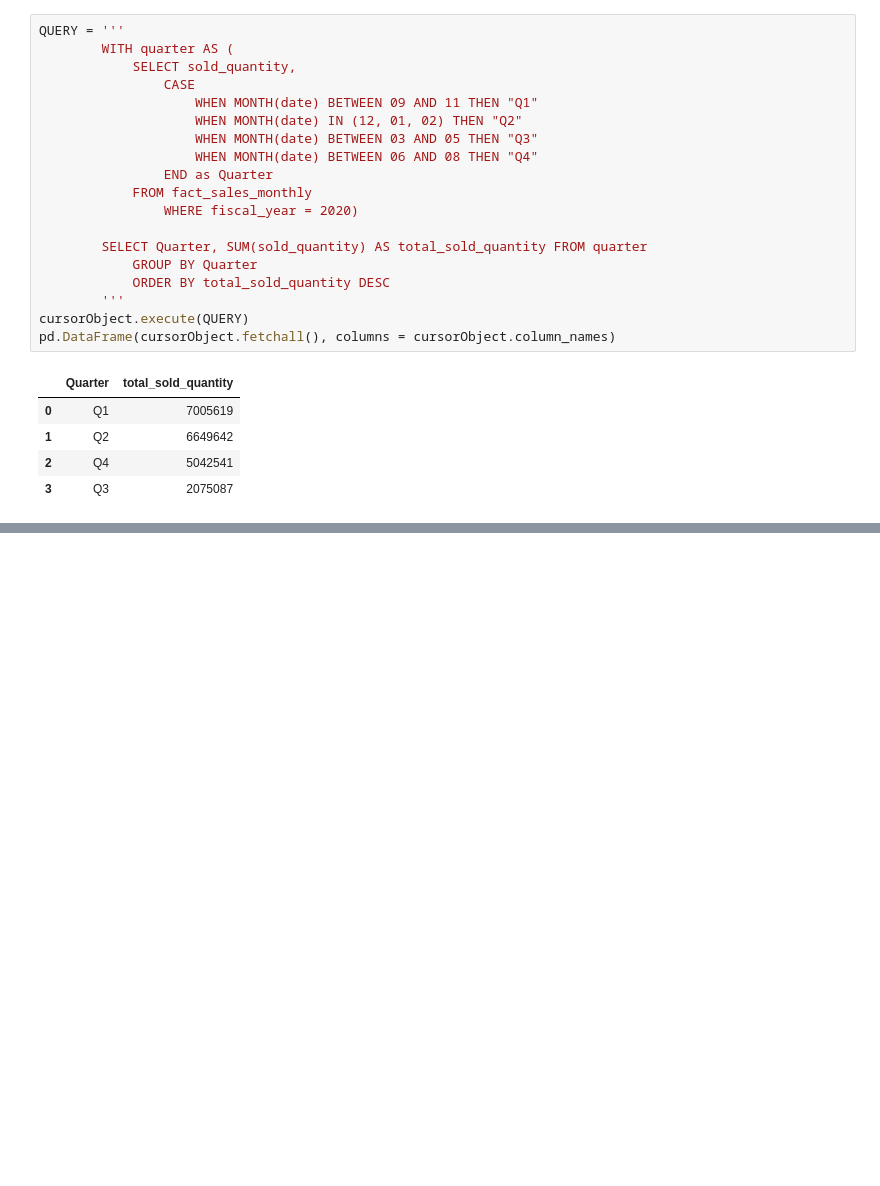
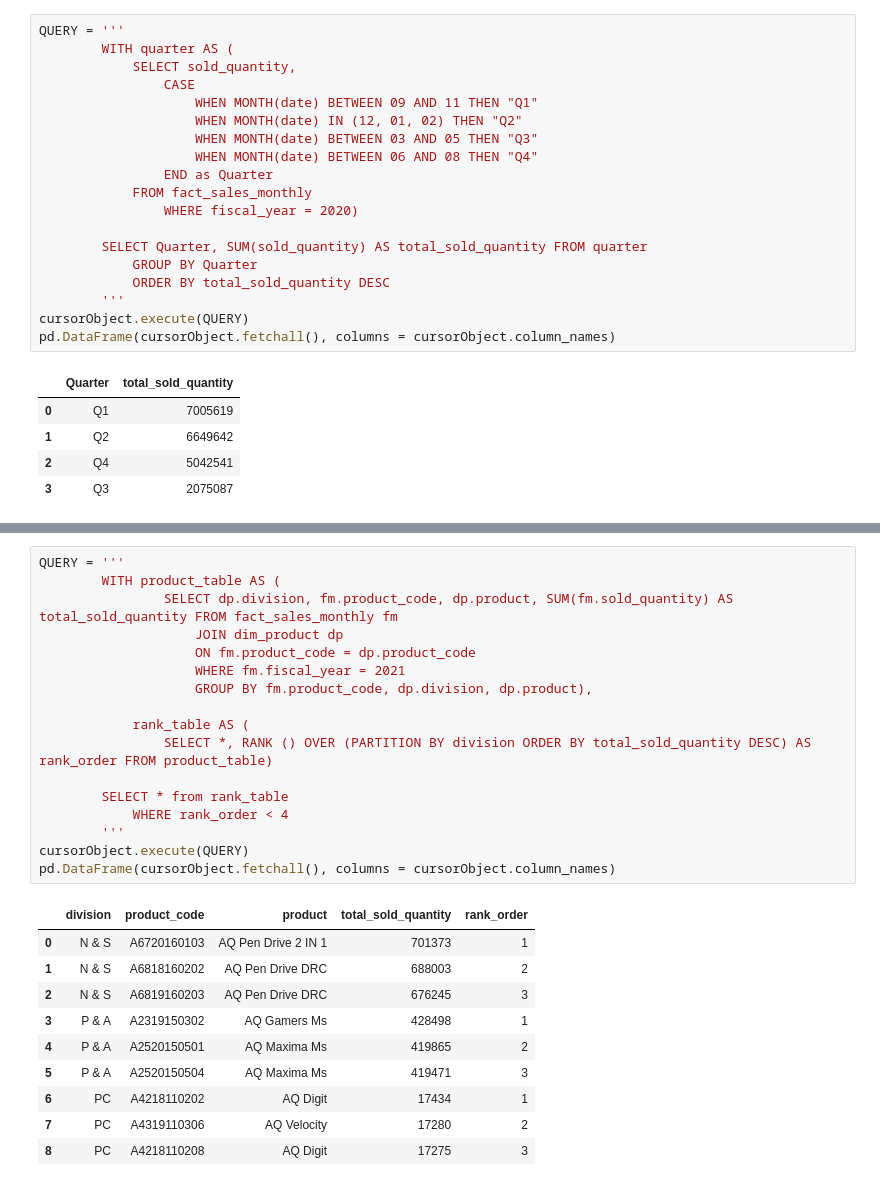
Before and after one commit to jishnukoliyadan/Atliq-Hardwares-SQL-Challenge4, a Jupyter notebook: SQL_Query.ipynb, the cells around one changed output, grey strips where cells are left out. Drawn from its saved outputs; the diff is of its cells as text; blank space fills up the shorter version.

Commit message:
Query 9 & 10 Solution

```diff
--- a/SQL_Query.ipynb
+++ b/SQL_Query.ipynb
@@ -251,0 +295,28 @@ pd.DataFrame(cursorObject.fetchall(), columns = cursorObject.column_names)
+# %%
+QUERY = '''
+        WITH product_table AS (
+                SELECT dp.division, fm.product_code, dp.product, SUM(fm.sold_quantity) AS total_sold_quantity FROM fact_sales_monthly fm
+                    JOIN dim_product dp
+                    ON fm.product_code = dp.product_code
+                    WHERE fm.fiscal_year = 2021
+                    GROUP BY fm.product_code, dp.division, dp.product),
+
+            rank_table AS (
+                SELECT *, RANK () OVER (PARTITION BY division ORDER BY total_sold_quantity DESC) AS rank_order FROM product_table)
+
+        SELECT * from rank_table
+            WHERE rank_order < 4
+        '''
+cursorObject.execute(QUERY)
+pd.DataFrame(cursorObject.fetchall(), columns = cursorObject.column_names)
+# %% [output]
+|  | division | product_code | product | total_sold_quantity | rank_order |
+| 0 | N & S | A6720160103 | AQ Pen Drive 2 IN 1 | 701373 | 1 |
+| 1 | N & S | A6818160202 | AQ Pen Drive DRC | 688003 | 2 |
+| 2 | N & S | A6819160203 | AQ Pen Drive DRC | 676245 | 3 |
+| 3 | P & A | A2319150302 | AQ Gamers Ms | 428498 | 1 |
+| 4 | P & A | A2520150501 | AQ Maxima Ms | 419865 | 2 |
+| 5 | P & A | A2520150504 | AQ Maxima Ms | 419471 | 3 |
+| 6 | PC | A4218110202 | AQ Digit | 17434 | 1 |
+| 7 | PC | A4319110306 | AQ Velocity | 17280 | 2 |
+| 8 | PC | A4218110208 | AQ Digit | 17275 | 3 |
```
Also changed, not shown: parts of 4 cells of this notebook, 1 other file.
